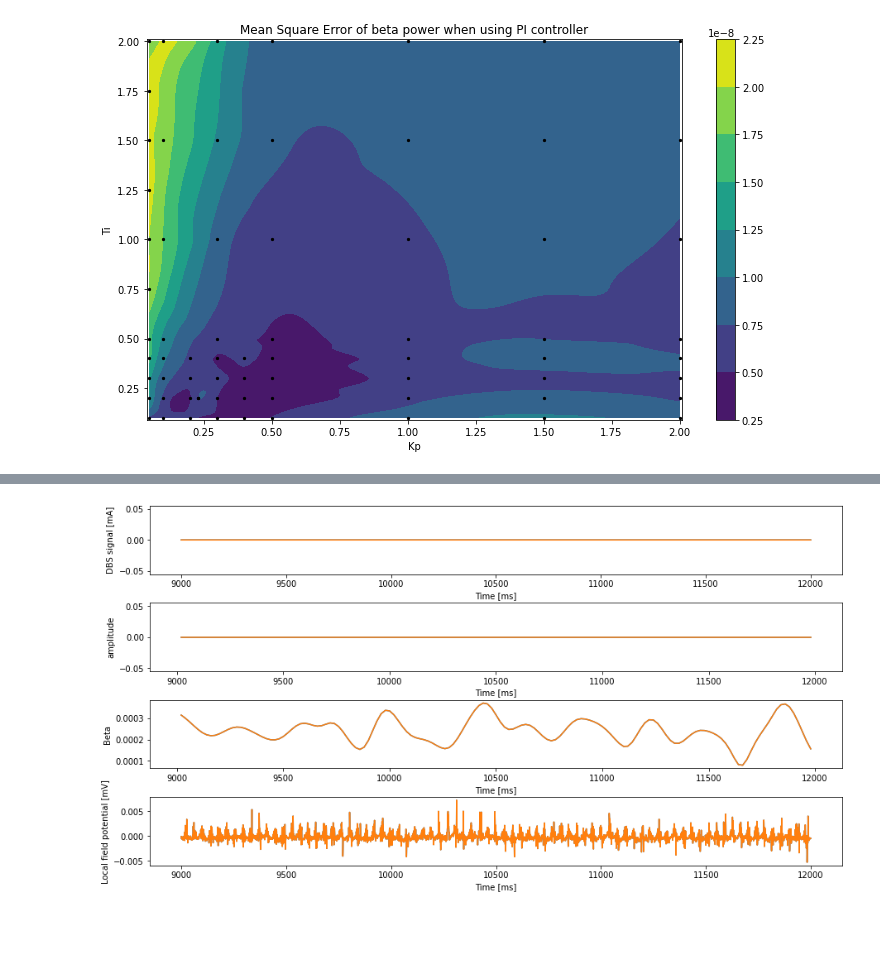
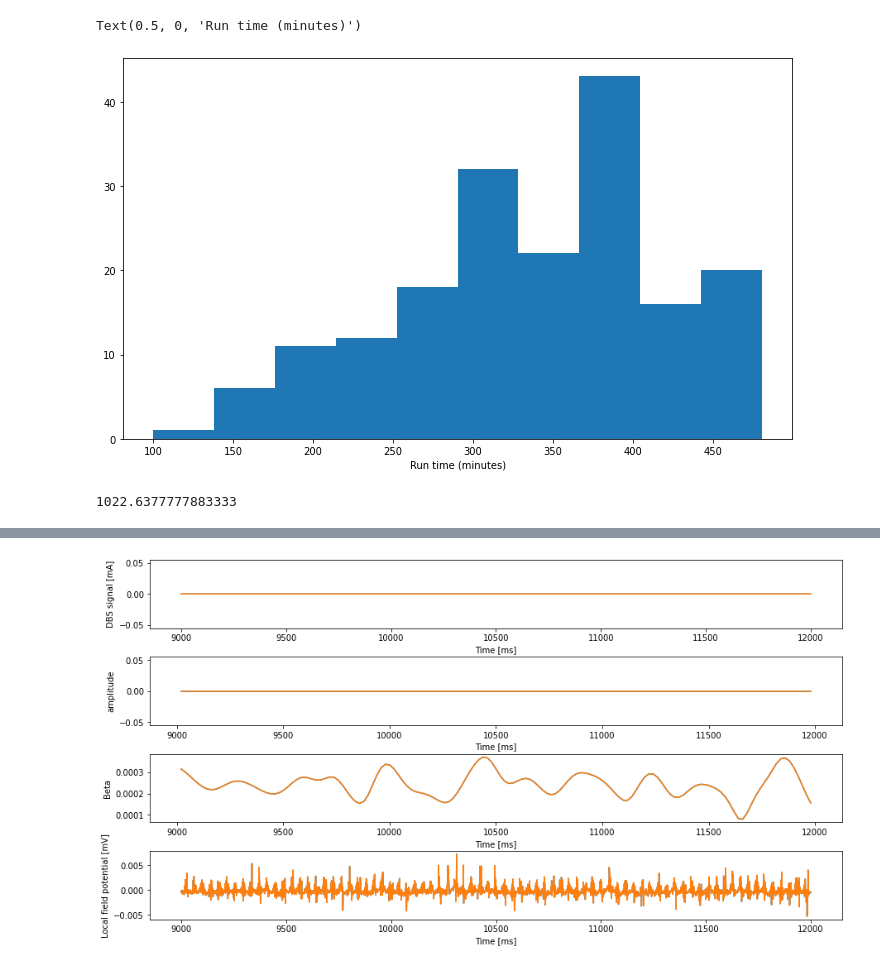
Before and after one commit to silvanx/CBG_Model_Fleming, a Jupyter notebook: Cortex_BasalGanglia_DBS_model/Simulation_Output_Results/plot_results.ipynb, the cells around one changed output, grey strips where cells are left out. Drawn from its saved outputs; the diff is of its cells as text; code cells hidden in the pictures; blank space fills up the shorter version.

```diff
--- a/Cortex_BasalGanglia_DBS_model/Simulation_Output_Results/plot_results.ipynb
+++ b/Cortex_BasalGanglia_DBS_model/Simulation_Output_Results/plot_results.ipynb
@@ -8,7 +8,21 @@ steady_state_time = 6000
 sim_time = 18000.01
 # %%
 u.plot_mse_dir('Controller_Simulations/Amp/standard_PID_Controller')
-# %%
-u.plot_mse_pi_params('Controller_Simulations/Amp/standard_PID_Controller')
-# %% [output]
-[figure, removed]
+# %%
+import csv
+with open ('Controller_Simulations\\Amp\\amp_PID_runtimes.csv', 'r') as file:
+    csvreader = csv.reader(file, delimiter=';')
+    next(csvreader)
+    runtimes = [float(row[3].replace(',','.')) for row in csvreader]
+import matplotlib.pyplot as plt
+plt.figure(figsize=(12, 7))
+plt.hist(runtimes)
+plt.xlabel('Run time (minutes)')
+# %% [output]
+Text(0.5, 0, 'Run time (minutes)')
+[figure, added]
+# %%
+import numpy as np
+np.sum(runtimes) / 60
+# %% [output]
+1022.6377777883333
```
Also changed, not shown: parts of 1 cell of this notebook, 1 other file.
